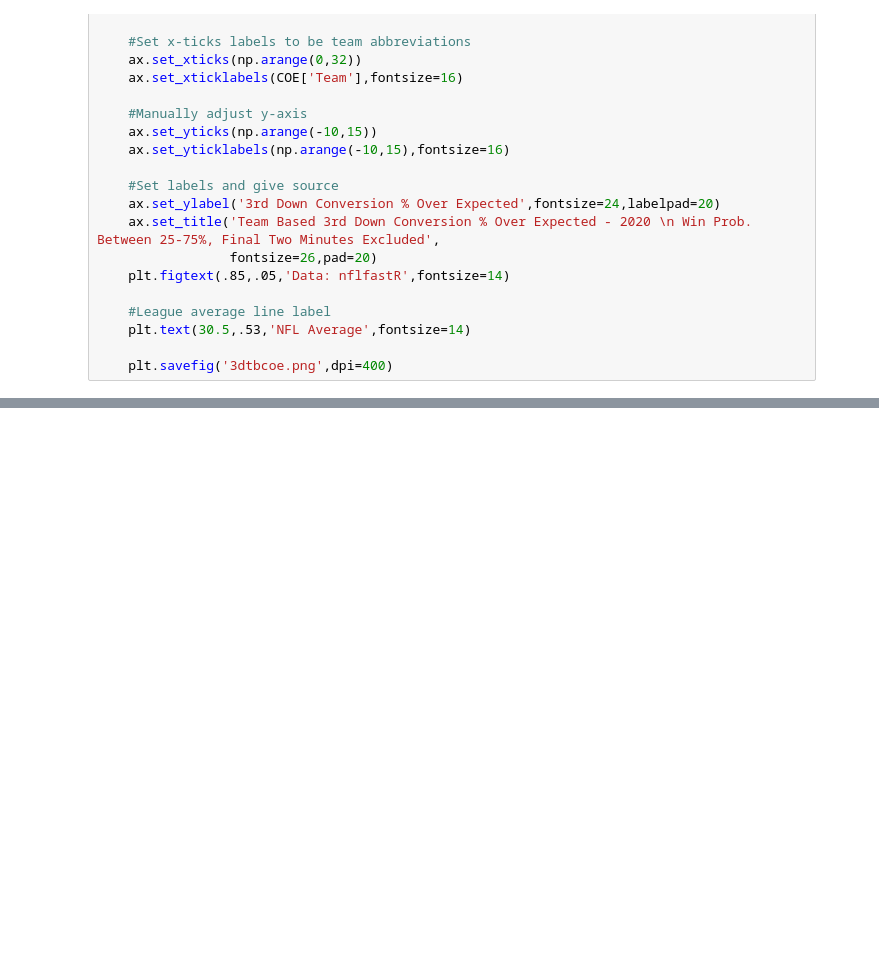
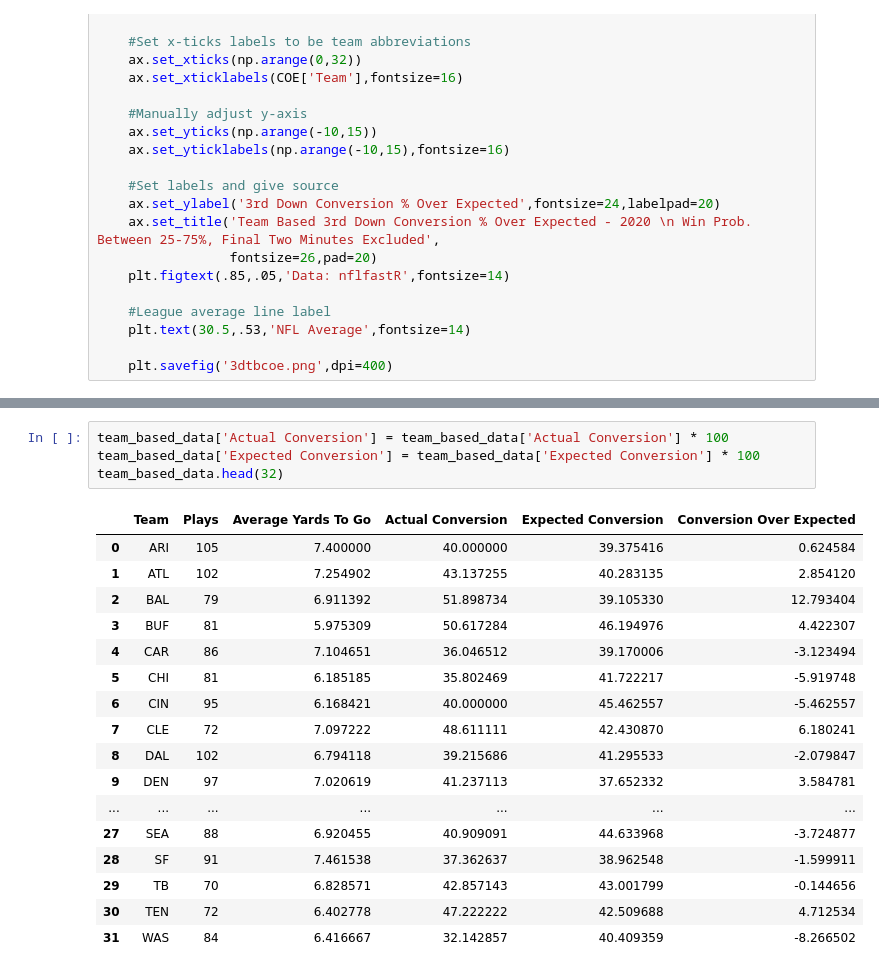
Before and after one commit to mattiammarino3/thirddownprediction, a Jupyter notebook: ThirdDownPredictions.ipynb, the cells around one changed output, grey strips where cells are left out. Cells and saved outputs as stored; diff of their text form; blank space fills up the shorter version.

```diff
--- a/ThirdDownPredictions.ipynb
+++ b/ThirdDownPredictions.ipynb
@@ -613,0 +596,22 @@ team_based_data.head(32)
+# %%
+team_based_data['Actual Conversion'] = team_based_data['Actual Conversion'] * 100
+team_based_data['Expected Conversion'] = team_based_data['Expected Conversion'] * 100
+team_based_data.head(32)
+# %% [output]
+|  | Team | Plays | Average Yards To Go | Actual Conversion | Expected Conversion | Conversion Over Expected |
+| 0 | ARI | 105 | 7.400000 | 40.000000 | 39.375416 | 0.624584 |
+| 1 | ATL | 102 | 7.254902 | 43.137255 | 40.283135 | 2.854120 |
+| 2 | BAL | 79 | 6.911392 | 51.898734 | 39.105330 | 12.793404 |
+| 3 | BUF | 81 | 5.975309 | 50.617284 | 46.194976 | 4.422307 |
+| 4 | CAR | 86 | 7.104651 | 36.046512 | 39.170006 | -3.123494 |
+| 5 | CHI | 81 | 6.185185 | 35.802469 | 41.722217 | -5.919748 |
+| 6 | CIN | 95 | 6.168421 | 40.000000 | 45.462557 | -5.462557 |
+| 7 | CLE | 72 | 7.097222 | 48.611111 | 42.430870 | 6.180241 |
+| 8 | DAL | 102 | 6.794118 | 39.215686 | 41.295533 | -2.079847 |
+| 9 | DEN | 97 | 7.020619 | 41.237113 | 37.652332 | 3.584781 |
+| ... | ... | ... | ... | ... | ... | ... |
+| 27 | SEA | 88 | 6.920455 | 40.909091 | 44.633968 | -3.724877 |
+| 28 | SF | 91 | 7.461538 | 37.362637 | 38.962548 | -1.599911 |
+| 29 | TB | 70 | 6.828571 | 42.857143 | 43.001799 | -0.144656 |
+| 30 | TEN | 72 | 6.402778 | 47.222222 | 42.509688 | 4.712534 |
+| 31 | WAS | 84 | 6.416667 | 32.142857 | 40.409359 | -8.266502 |
```
Also changed, not shown: parts of 7 cells of this notebook.
